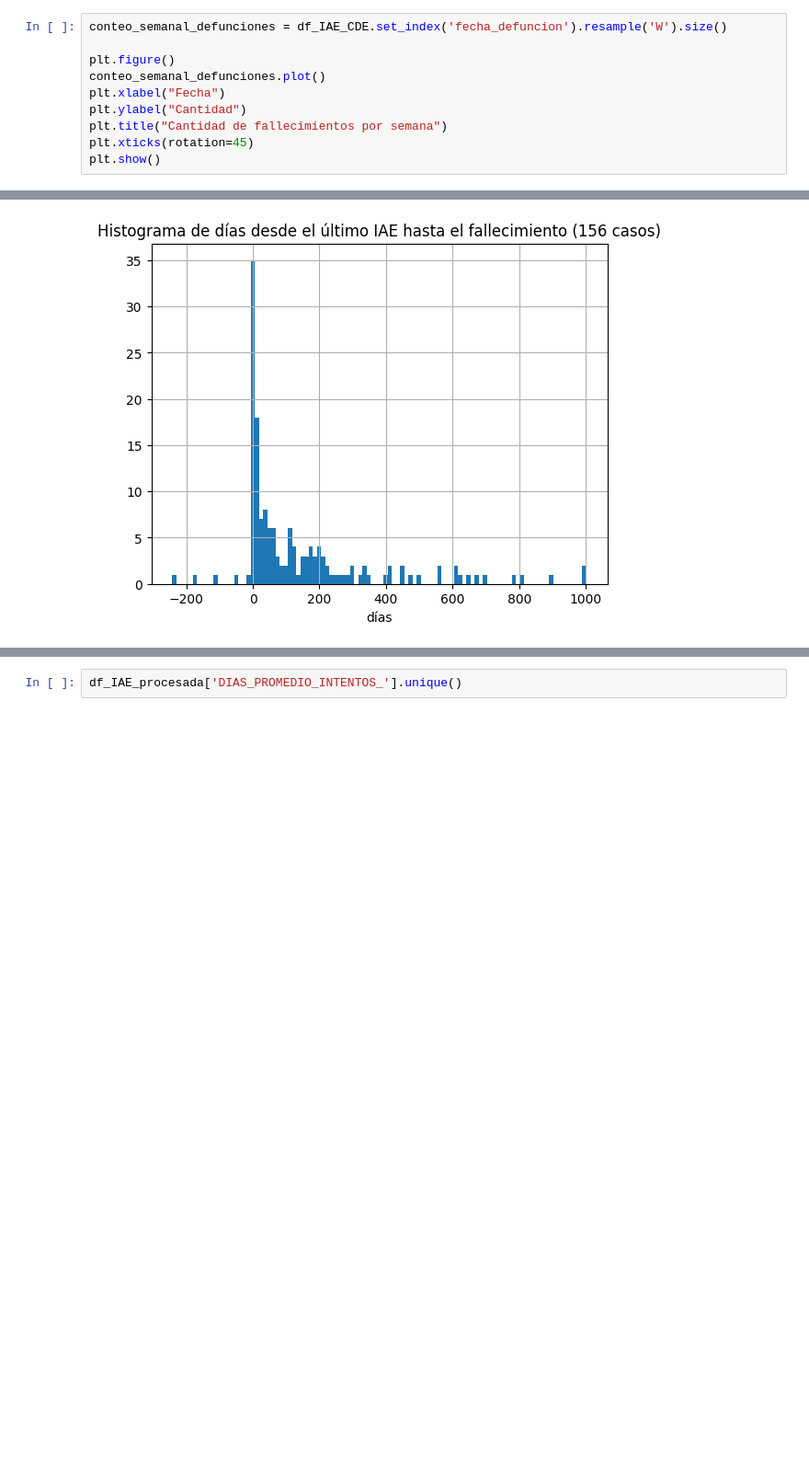
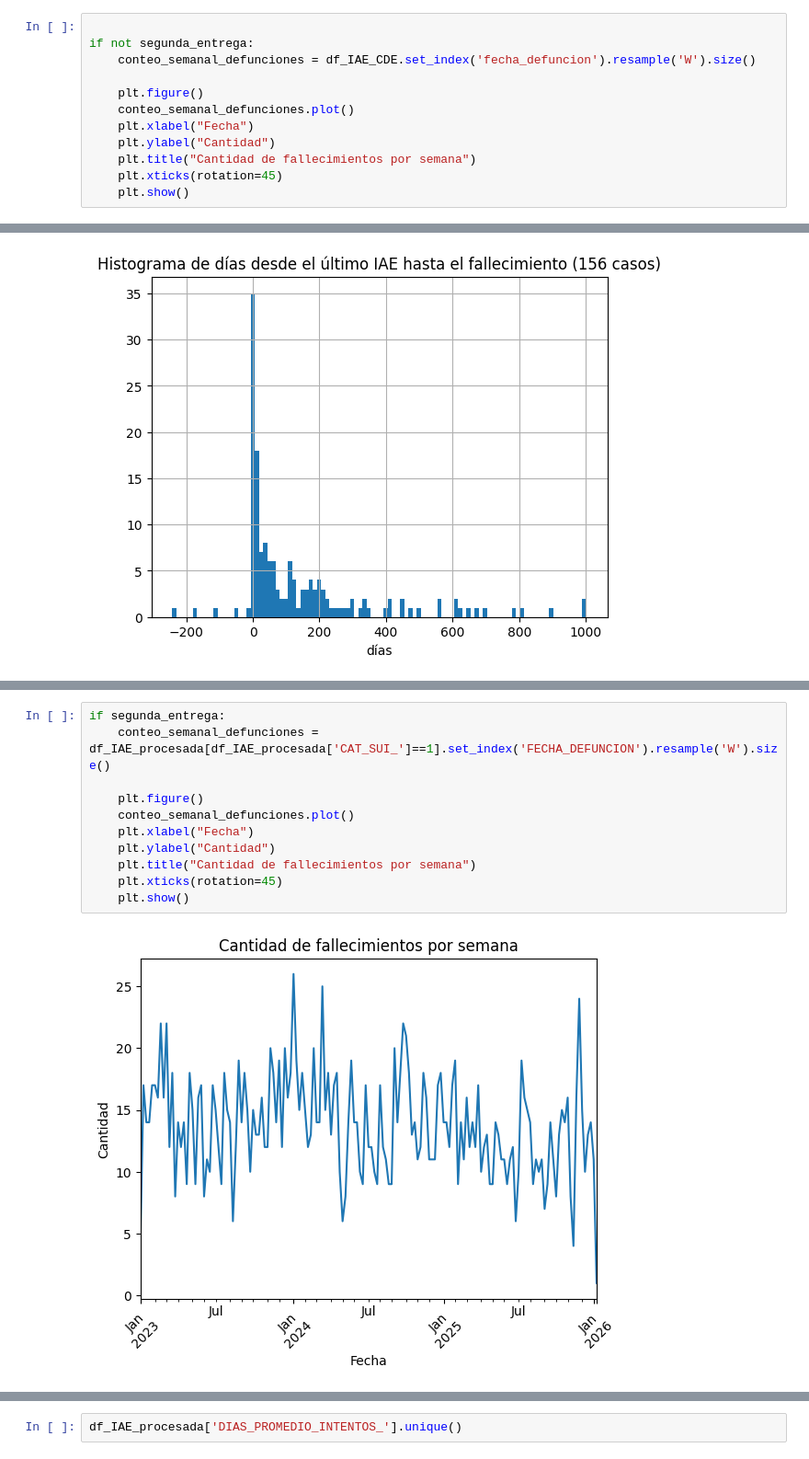
Before and after one commit to GuillermoCarbajal/Solucionadores, a Jupyter notebook: IAE_preprocesamiento.ipynb, the cells around one changed output, grey strips where cells are left out. Shown at 92% size. Cells and saved outputs as stored; diff of their text form; blank space fills up the shorter version.

```diff
--- a/IAE_preprocesamiento.ipynb
+++ b/IAE_preprocesamiento.ipynb
@@ -1230,10 +1485,12 @@ df_IAE["CAT_SUI_"].sum(), df_IAE["DEFUNCION_"].sum()
 # %%
-conteo_semanal_defunciones = df_IAE_CDE.set_index('fecha_defuncion').resample('W').size()
 
-plt.figure()
-conteo_semanal_defunciones.plot()
-plt.xlabel("Fecha")
-plt.ylabel("Cantidad")
-plt.title("Cantidad de fallecimientos por semana")
-plt.xticks(rotation=45)
-plt.show()
+if not segunda_entrega:
+    conteo_semanal_defunciones = df_IAE_CDE.set_index('fecha_defuncion').resample('W').size()
+
+    plt.figure()
+    conteo_semanal_defunciones.plot()
+    plt.xlabel("Fecha")
+    plt.ylabel("Cantidad")
+    plt.title("Cantidad de fallecimientos por semana")
+    plt.xticks(rotation=45)
+    plt.show()
@@ -1458,3 +1810,16 @@ plt.show()
+# %%
+if segunda_entrega:
+    conteo_semanal_defunciones = df_IAE_procesada[df_IAE_procesada['CAT_SUI_']==1].set_index('FECHA_DEFUNCION').resample('W').size()
+
+    plt.figure()
+    conteo_semanal_defunciones.plot()
+    plt.xlabel("Fecha")
+    plt.ylabel("Cantidad")
+    plt.title("Cantidad de fallecimientos por semana")
+    plt.xticks(rotation=45)
+    plt.show()
+# %% [output]
+[figure, added]
 # %%
 df_IAE_procesada.head()
 # %% [output]
```
Also changed, not shown: parts of 94 cells of this notebook, 11 other files.
